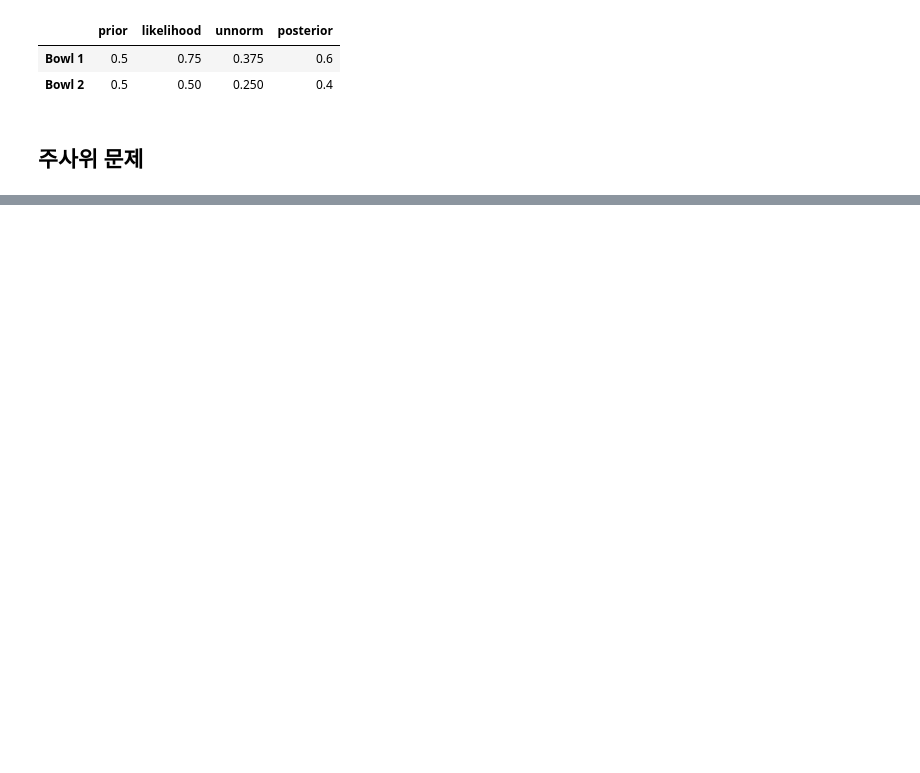
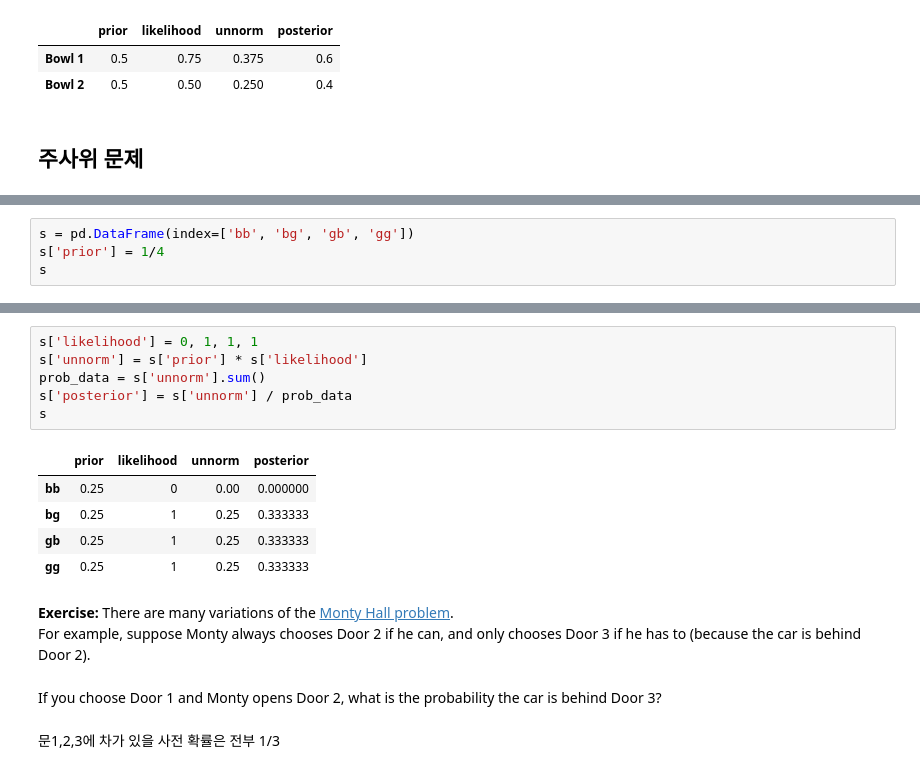
Before and after one commit to birdblues/think-bayes, a Jupyter notebook: ch2.ipynb, the cells around one changed output, grey strips where cells are left out. Drawn from its saved outputs; the diff is of its cells as text; blank space fills up the shorter version.

```diff
--- a/ch2.ipynb
+++ b/ch2.ipynb
@@ -82,0 +236,4 @@ table
+# %%
+s = pd.DataFrame(index=['bb', 'bg', 'gb', 'gg'])
+s['prior'] = 1/4
+s
@@ -82,0 +246,21 @@ table
+# %%
+s['likelihood'] = 0, 1, 1, 1
+s['unnorm'] = s['prior'] * s['likelihood']
+prob_data = s['unnorm'].sum()
+s['posterior'] = s['unnorm'] / prob_data
+s
+# %% [output]
+|  | prior | likelihood | unnorm | posterior |
+| bb | 0.25 | 0 | 0.00 | 0.000000 |
+| bg | 0.25 | 1 | 0.25 | 0.333333 |
+| gb | 0.25 | 1 | 0.25 | 0.333333 |
+| gg | 0.25 | 1 | 0.25 | 0.333333 |
+# %% [markdown]
+**Exercise:** There are many variations of the [Monty Hall problem](https://en.wikipedia.org/wiki/Monty_Hall_problem).
+For example, suppose Monty always chooses Door 2 if he can, and
+only chooses Door 3 if he has to (because the car is behind Door 2).
+# %% [markdown]
+
+If you choose Door 1 and Monty opens Door 2, what is the probability the car is behind Door 3?
+# %% [markdown]
+문1,2,3에 차가 있을 사전 확률은 전부 1/3
```
Also changed, not shown: parts of 46 cells of this notebook, 6 other files.
